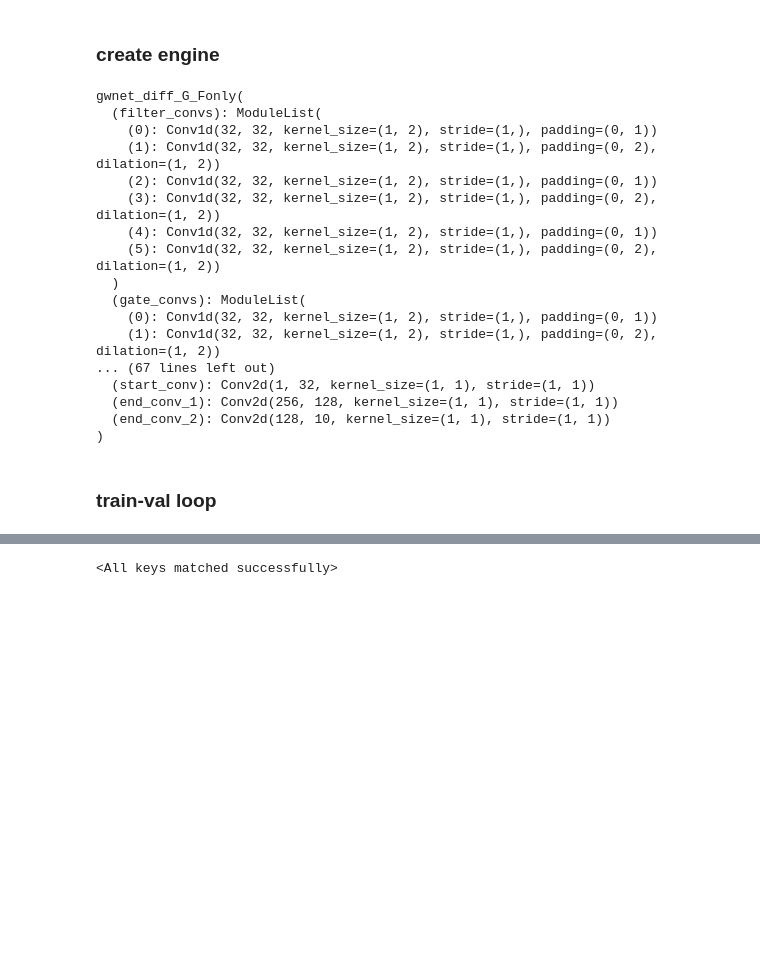
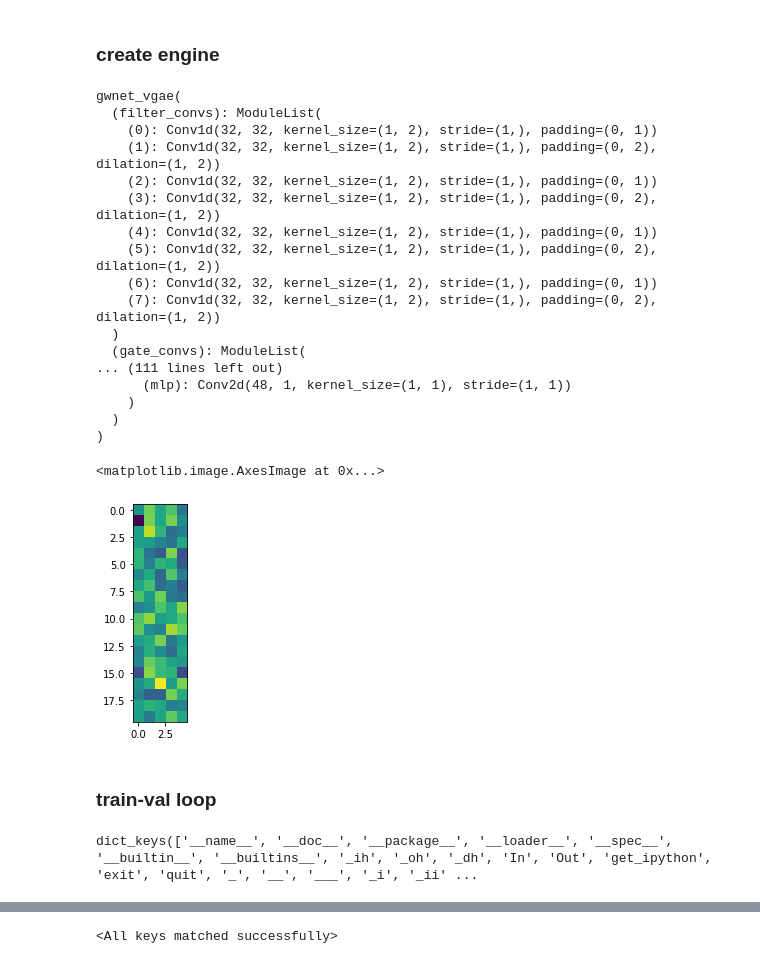
Before and after one commit to sklin93/Graph-WaveNet, a Jupyter notebook: fmri_exp.ipynb, the cells around one changed output, grey strips where cells are left out. Cells and saved outputs as stored; diff of their text form; code cells hidden in the pictures; blank space fills up the shorter version.

Commit message:
add revised vgae

```diff
--- a/fmri_exp.ipynb
+++ b/fmri_exp.ipynb
@@ -300,13 +346,13 @@ if addaptadj:
 # %% [markdown]
 ### create engine
 # %%
-engine = trainer(scaler_x, in_dim, window_len, _input.shape[-1], nhid,
+engine = trainer(scaler_x, in_dim, window_len_x, _input.shape[-1], nhid,
                  dropout, learning_rate, weight_decay, device,
                  supports, gcn_bool, addaptadj, adjinit, kernel_size,
-                 blocks, layers, out_nodes=_gt.shape[-1], F_t=1,
+                 blocks, layers, out_nodes=_gt.shape[-1], F_t=window_len_x/window_len_y,
                  subsample=False, F_only=True, batch_size=batch_size)
 # %% [output]
-gwnet_diff_G_Fonly(
+gwnet_vgae(
   (filter_convs): ModuleList(
     (0): Conv1d(32, 32, kernel_size=(1, 2), stride=(1,), padding=(0, 1))
     (1): Conv1d(32, 32, kernel_size=(1, 2), stride=(1,), padding=(0, 2), dilation=(1, 2))
@@ -314,17 +360,26 @@ gwnet_diff_G_Fonly(
     (3): Conv1d(32, 32, kernel_size=(1, 2), stride=(1,), padding=(0, 2), dilation=(1, 2))
     (4): Conv1d(32, 32, kernel_size=(1, 2), stride=(1,), padding=(0, 1))
     (5): Conv1d(32, 32, kernel_size=(1, 2), stride=(1,), padding=(0, 2), dilation=(1, 2))
+    (6): Conv1d(32, 32, kernel_size=(1, 2), stride=(1,), padding=(0, 1))
+    (7): Conv1d(32, 32, kernel_size=(1, 2), stride=(1,), padding=(0, 2), dilation=(1, 2))
   )
   (gate_convs): ModuleList(
-    (0): Conv1d(32, 32, kernel_size=(1, 2), stride=(1,), padding=(0, 1))
-    (1): Conv1d(32, 32, kernel_size=(1, 2), stride=(1,), padding=(0, 2), dilation=(1, 2))
-... (67 lines left out)
-  (start_conv): Conv2d(1, 32, kernel_size=(1, 1), stride=(1, 1))
-  (end_conv_1): Conv2d(256, 128, kernel_size=(1, 1), stride=(1, 1))
-  (end_conv_2): Conv2d(128, 10, kernel_size=(1, 1), stride=(1, 1))
+... (111 lines left out)
+      (mlp): Conv2d(48, 1, kernel_size=(1, 1), stride=(1, 1))
+    )
+  )
 )
+# %%
+plt.imshow(engine.model.nodevec.detach().cpu().numpy())
+# %% [output]
+<matplotlib.image.AxesImage at 0x...>
+[figure, added]
 # %% [markdown]
 ### train-val loop
+# %%
+locals().keys()
+# %% [output]
+dict_keys(['__name__', '__doc__', '__package__', '__loader__', '__spec__', '__builtin__', '__builtins__', '_ih', '_oh', '_dh', 'In', 'Out', 'get_ipython', 'exit', 'quit', '_', '__', '___', '_i', '_ii' ...
 # %%
 print("start training...",flush=True)
 
```
Also changed, not shown: parts of 22 cells of this notebook, 3 other files.
